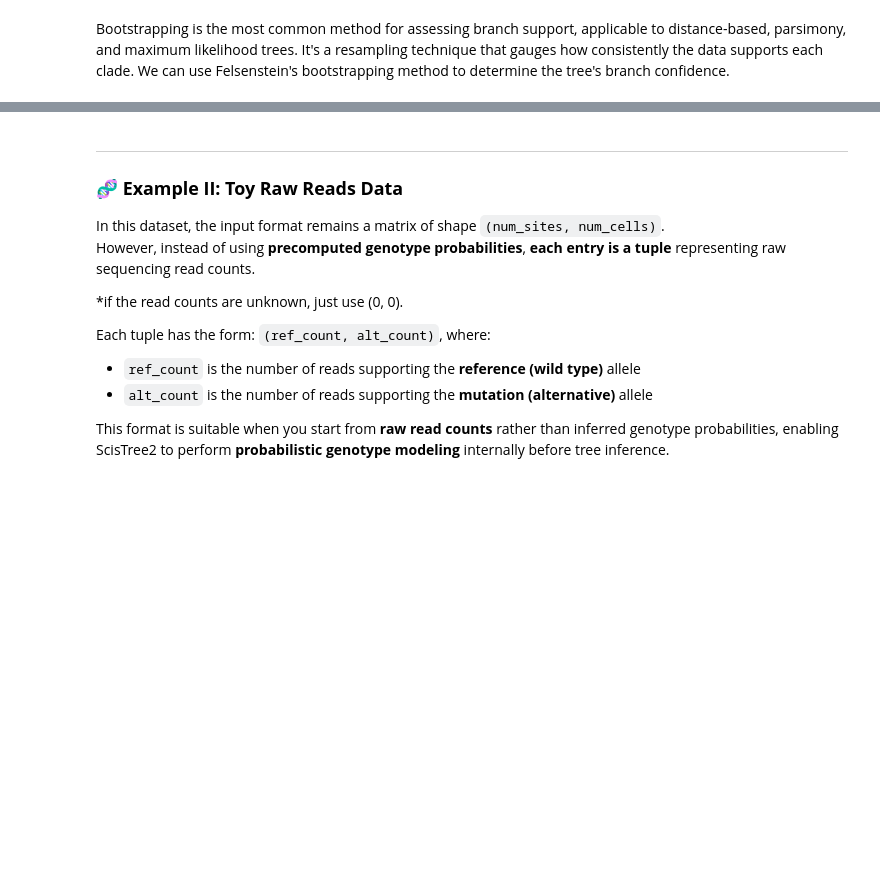
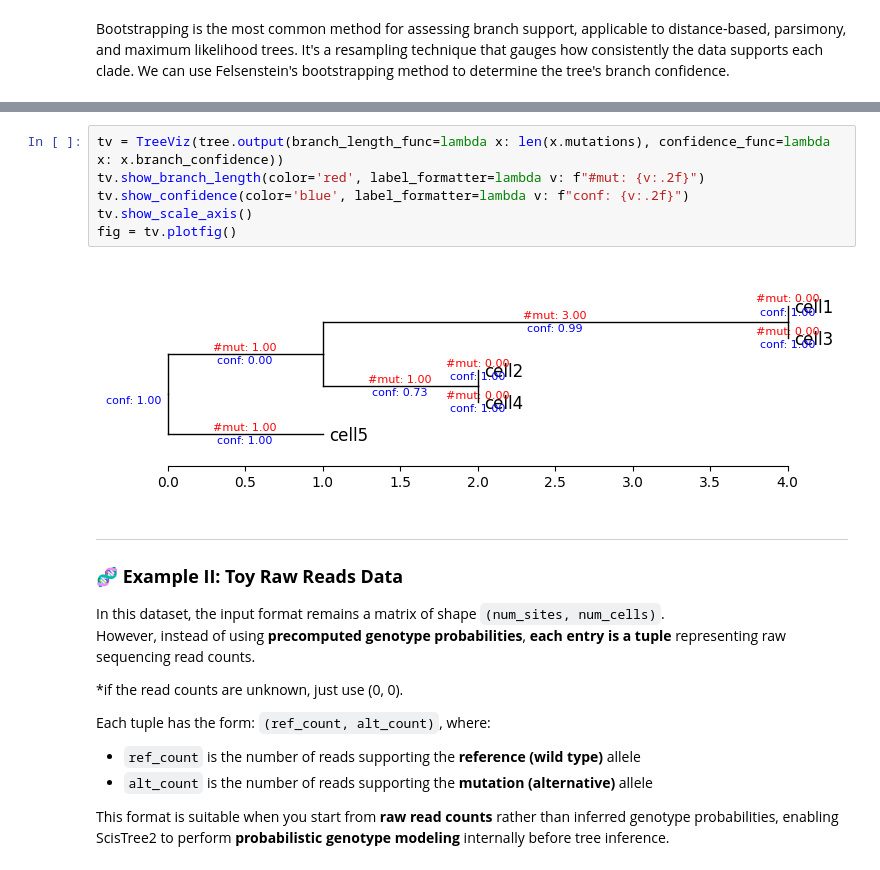
Before and after one commit to yufengwudcs/ScisTree2, a Jupyter notebook: tutorials/ScisTree2_Tutorial.ipynb, the cells around one changed output, grey strips where cells are left out. Saved outputs shown, nothing was run; the diff lists cells and outputs as text; blank space fills up the shorter version.

```diff
--- a/tutorials/ScisTree2_Tutorial.ipynb
+++ b/tutorials/ScisTree2_Tutorial.ipynb
@@ -290,3 +297,11 @@ print(tree.output(branch_length_func=lambda x: x.branch_confidence))
+# %%
+tv = TreeViz(tree.output(branch_length_func=lambda x: len(x.mutations), confidence_func=lambda x: x.branch_confidence))
+tv.show_branch_length(color='red', label_formatter=lambda v: f"#mut: {v:.2f}")
+tv.show_confidence(color='blue', label_formatter=lambda v: f"conf: {v:.2f}")
+tv.show_scale_axis()
+fig = tv.plotfig()
+# %% [output]
+[figure, added]
 # %% [markdown]
 ---
 ### 🧬 **Example II: Toy Raw Reads Data**
```
Also changed, not shown: parts of 7 cells of this notebook, 4 other files.
